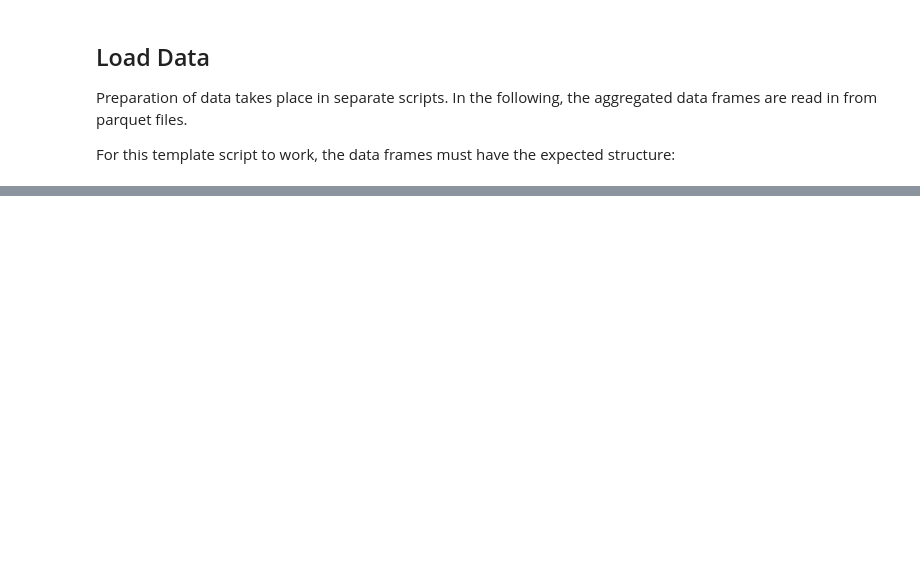
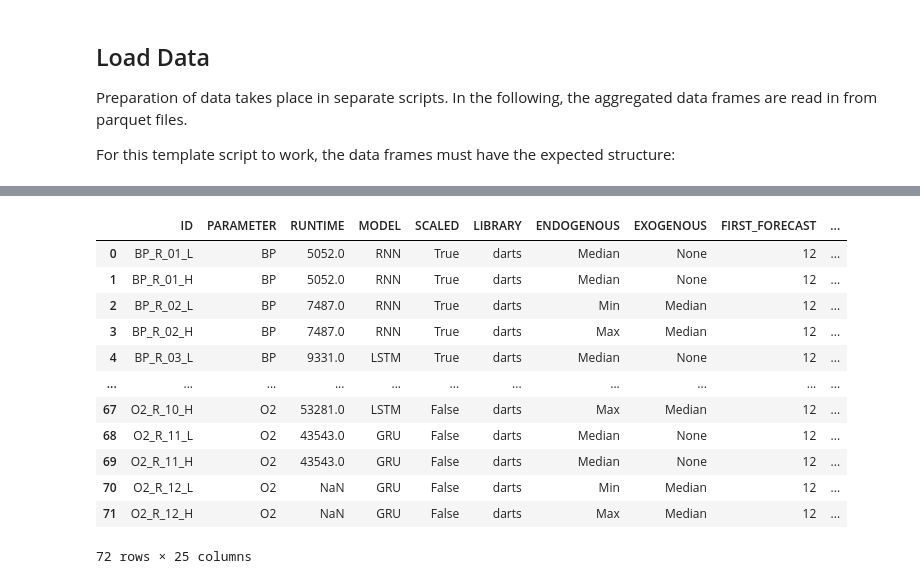
Before and after one commit to denise97/dhl2021, a Jupyter notebook: templates_for_plots/template_model_comparison_new_evaluation_metrics.ipynb, the cells around one changed output, grey strips where cells are left out. Drawn from its saved outputs; the diff is of its cells as text; code cells hidden in the pictures; blank space fills up the shorter version.

```diff
--- a/templates_for_plots/template_model_comparison_new_evaluation_metrics.ipynb
+++ b/templates_for_plots/template_model_comparison_new_evaluation_metrics.ipynb
@@ -14,9 +14,9 @@ expected_df_structure = pd.DataFrame(columns=[
     'N_CHUNKS', 'N_ITERATIONS'])
 # %%
 import pandas as pd
-import pyarrow as pa
+
 arimax_overview = pd.read_parquet('../data/arima-data_week15/arima-x_forecast_overview_first15000_2021-07-27T16-55-56_extended.parquet', engine='pyarrow')
-# rnn_overview = pd.read_parquet('../data/INSERT.parquet', engine='pyarrow')
+rnn_overview = pd.read_parquet('../../data/RNNModel/2000_chunks/all/rnn_model_results_2000_all.parquet', engine='pyarrow')
 # %%
 # Sort by ID, but sort alarm type low in front of high
 arimax_overview['TEMPORARY_SORTING_COLUMN'] = arimax_overview.ID.replace( ['_H', '_L'], ['', ''], regex=True)
@@ -44,3 +25,22 @@ display(arimax_overview)
+# %%
+# Sort by ID, but sort alarm type low in front of high
+rnn_overview['TEMPORARY_SORTING_COLUMN'] = rnn_overview.ID.replace( ['_H', '_L'], ['', ''], regex=True)
+rnn_overview = rnn_overview.sort_values(by=['TEMPORARY_SORTING_COLUMN', 'ALARM_TYPE'], ascending = [True, False]).drop(['TEMPORARY_SORTING_COLUMN'], axis = 1).reset_index(drop=True)
+display(rnn_overview)
+# %% [output]
+|  | ID | PARAMETER | RUNTIME | MODEL | SCALED | LIBRARY | ENDOGENOUS | EXOGENOUS | FIRST_FORECAST | ... |
+| 0 | BP_R_01_L | BP | 5052.0 | RNN | True | darts | Median | None | 12 | ... |
+| 1 | BP_R_01_H | BP | 5052.0 | RNN | True | darts | Median | None | 12 | ... |
+| 2 | BP_R_02_L | BP | 7487.0 | RNN | True | darts | Min | Median | 12 | ... |
+| 3 | BP_R_02_H | BP | 7487.0 | RNN | True | darts | Max | Median | 12 | ... |
+| 4 | BP_R_03_L | BP | 9331.0 | LSTM | True | darts | Median | None | 12 | ... |
+| ... | ... | ... | ... | ... | ... | ... | ... | ... | ... | ... |
+| 67 | O2_R_10_H | O2 | 53281.0 | LSTM | False | darts | Max | Median | 12 | ... |
+| 68 | O2_R_11_L | O2 | 43543.0 | GRU | False | darts | Median | None | 12 | ... |
+| 69 | O2_R_11_H | O2 | 43543.0 | GRU | False | darts | Median | None | 12 | ... |
+| 70 | O2_R_12_L | O2 | NaN | GRU | False | darts | Min | Median | 12 | ... |
+| 71 | O2_R_12_H | O2 | NaN | GRU | False | darts | Max | Median | 12 | ... |
+72 rows × 25 columns
 # %%
 # Results for selected parameter
 selected_parameter = 'HR'
```
Also changed, not shown: parts of 7 cells of this notebook.
